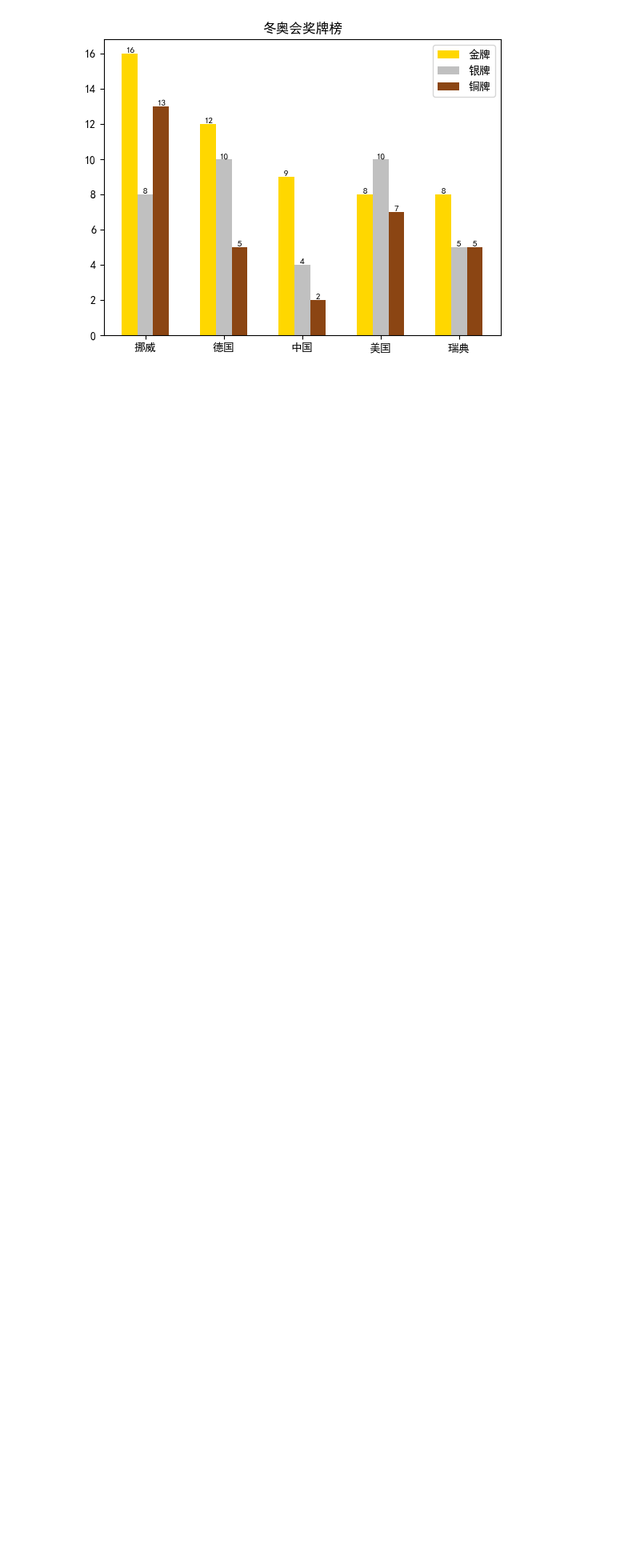
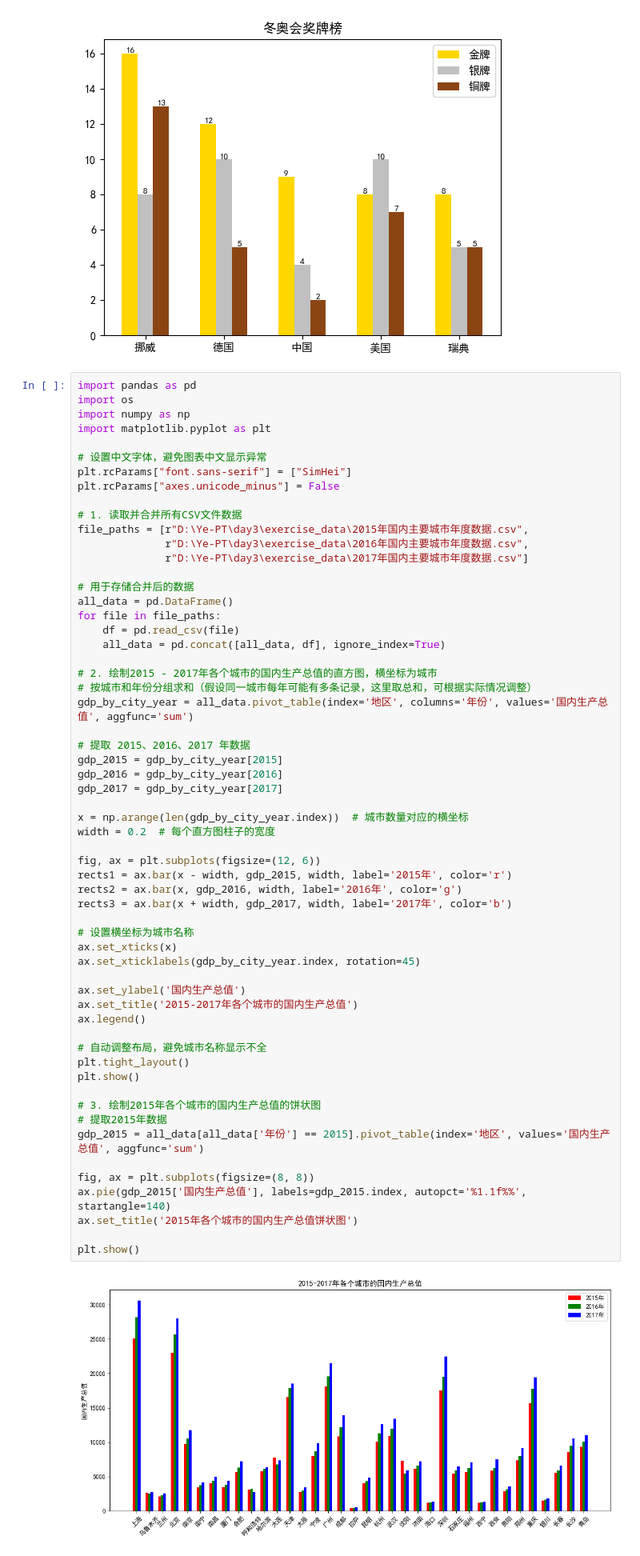
Before and after one commit to Yee242/Ye-PT, a Jupyter notebook: day4/task1.ipynb, the cells around one changed output. Shown at 80% size. Saved outputs shown, nothing was run; the diff lists cells and outputs as text; blank space fills up the shorter version.

```diff
--- a/day4/task1.ipynb
+++ b/day4/task1.ipynb
@@ -44,3 +44,64 @@ plt.title('冬奥会奖牌榜')
 plt.show()
 # %% [output]
 [figure]
+# %%
+import pandas as pd
+import os
+import numpy as np
+import matplotlib.pyplot as plt
+
+# 设置中文字体，避免图表中文显示异常
+plt.rcParams["font.sans-serif"] = ["SimHei"]
+plt.rcParams["axes.unicode_minus"] = False
+
+# 1. 读取并合并所有CSV文件数据
+file_paths = [r"D:\Ye-PT\day3\exercise_data\2015年国内主要城市年度数据.csv",
+              r"D:\Ye-PT\day3\exercise_data\2016年国内主要城市年度数据.csv",
+              r"D:\Ye-PT\day3\exercise_data\2017年国内主要城市年度数据.csv"]
+
+# 用于存储合并后的数据
+all_data = pd.DataFrame()
+for file in file_paths:
+    df = pd.read_csv(file)
+    all_data = pd.concat([all_data, df], ignore_index=True)
+
+# 2. 绘制2015 - 2017年各个城市的国内生产总值的直方图，横坐标为城市
+# 按城市和年份分组求和（假设同一城市每年可能有多条记录，这里取总和，可根据实际情况调整）
+gdp_by_city_year = all_data.pivot_table(index='地区', columns='年份', values='国内生产总值', aggfunc='sum')
+
+# 提取 2015、2016、2017 年数据
+gdp_2015 = gdp_by_city_year[2015]
+gdp_2016 = gdp_by_city_year[2016]
+gdp_2017 = gdp_by_city_year[2017]
+
+x = np.arange(len(gdp_by_city_year.index))  # 城市数量对应的横坐标
+width = 0.2  # 每个直方图柱子的宽度
+
+fig, ax = plt.subplots(figsize=(12, 6))
+rects1 = ax.bar(x - width, gdp_2015, width, label='2015年', color='r')
+rects2 = ax.bar(x, gdp_2016, width, label='2016年', color='g')
+rects3 = ax.bar(x + width, gdp_2017, width, label='2017年', color='b')
+
+# 设置横坐标为城市名称
+ax.set_xticks(x)
+ax.set_xticklabels(gdp_by_city_year.index, rotation=45)
+
+ax.set_ylabel('国内生产总值')
+ax.set_title('2015-2017年各个城市的国内生产总值')
+ax.legend()
+
+# 自动调整布局，避免城市名称显示不全
+plt.tight_layout()
+plt.show()
+
+# 3. 绘制2015年各个城市的国内生产总值的饼状图
+# 提取2015年数据
+gdp_2015 = all_data[all_data['年份'] == 2015].pivot_table(index='地区', values='国内生产总值', aggfunc='sum')
+
+fig, ax = plt.subplots(figsize=(8, 8))
+ax.pie(gdp_2015['国内生产总值'], labels=gdp_2015.index, autopct='%1.1f%%', startangle=140)
+ax.set_title('2015年各个城市的国内生产总值饼状图')
+
+plt.show()
+# %% [output]
+[figure, added]
```
Also changed, not shown: parts of 1 cell of this notebook.
